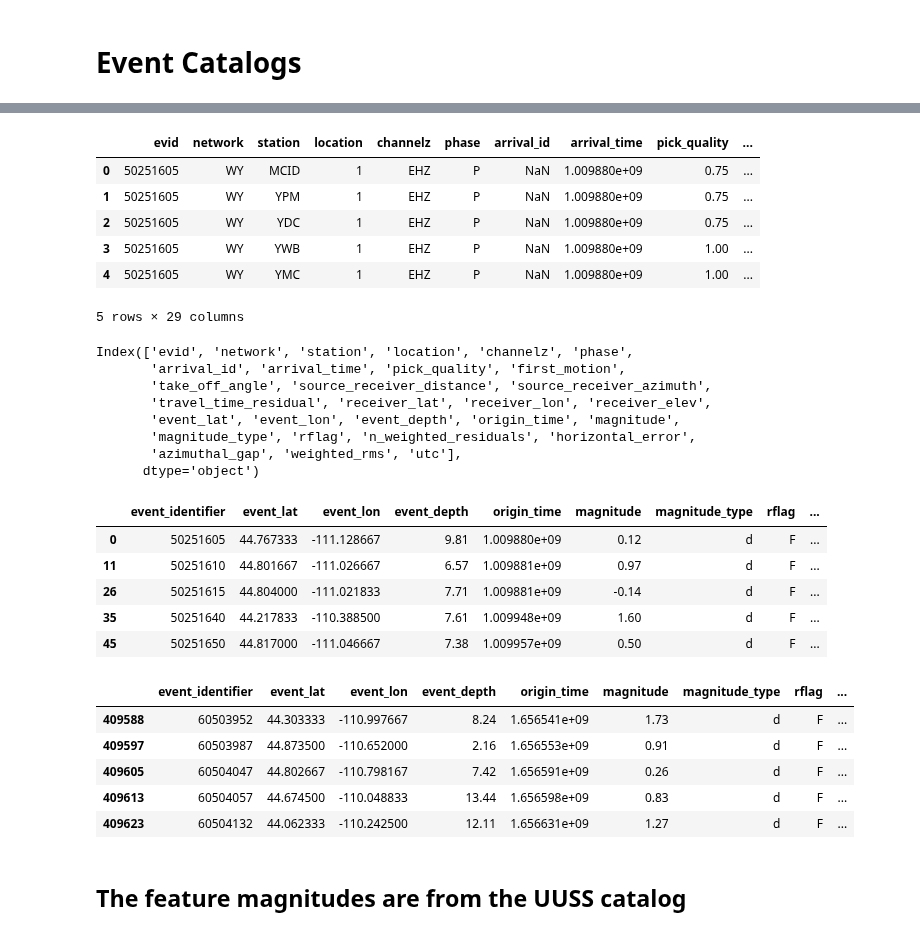
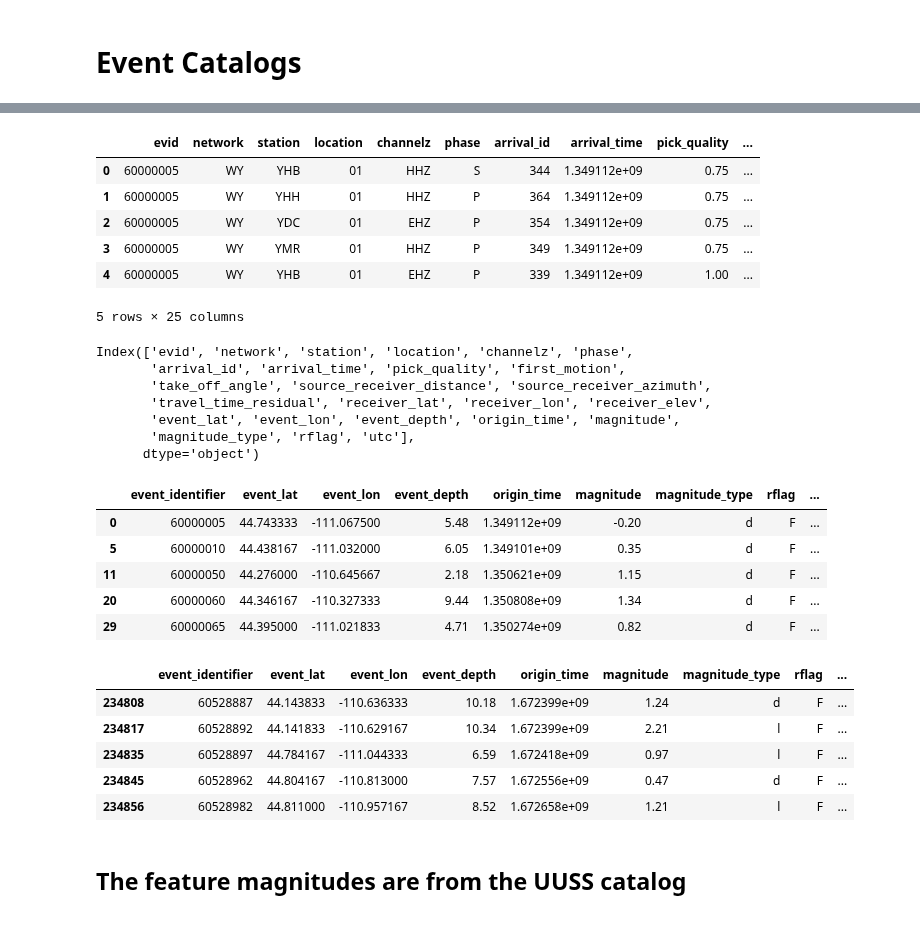
Before and after one commit to armstrong06/featmag, a Jupyter notebook: data/data_info.ipynb, the cells around one changed output, grey strips where cells are left out. Cells and saved outputs as stored; diff of their text form; code cells hidden in the pictures.

```diff
--- a/data/data_info.ipynb
+++ b/data/data_info.ipynb
@@ -68,15 +48,15 @@ ys_cat.tail()
 # %%
 # YS arrivals catalog made from Ben's catalogs - goes from 01/01/2002 to 06/30/2022
-ys_arrs = pd.read_csv('catalogs/yellowstone_arrivals_2002_20220701.csv')
+ys_arrs = pd.read_csv('catalogs/yellowstone.arrivals.2023.csv')
 ys_arrs.head()
 # %% [output]
 |  | evid | network | station | location | channelz | phase | arrival_id | arrival_time | pick_quality | ... |
-| 0 | 50251605 | WY | MCID | 1 | EHZ | P | NaN | 1.009880e+09 | 0.75 | ... |
-| 1 | 50251605 | WY | YPM | 1 | EHZ | P | NaN | 1.009880e+09 | 0.75 | ... |
-| 2 | 50251605 | WY | YDC | 1 | EHZ | P | NaN | 1.009880e+09 | 0.75 | ... |
-| 3 | 50251605 | WY | YWB | 1 | EHZ | P | NaN | 1.009880e+09 | 1.00 | ... |
-| 4 | 50251605 | WY | YMC | 1 | EHZ | P | NaN | 1.009880e+09 | 1.00 | ... |
+| 0 | 60000005 | WY | YHB | 01 | HHZ | S | 344 | 1.349112e+09 | 0.75 | ... |
+| 1 | 60000005 | WY | YHH | 01 | HHZ | P | 364 | 1.349112e+09 | 0.75 | ... |
+| 2 | 60000005 | WY | YDC | 01 | EHZ | P | 354 | 1.349112e+09 | 0.75 | ... |
+| 3 | 60000005 | WY | YMR | 01 | HHZ | P | 349 | 1.349112e+09 | 0.75 | ... |
+| 4 | 60000005 | WY | YHB | 01 | EHZ | P | 339 | 1.349112e+09 | 1.00 | ... |
-5 rows × 29 columns
+5 rows × 25 columns
 # %%
 ys_arrs.columns
 # %% [output]
@@ -85,33 +65,31 @@ Index(['evid', 'network', 'station', 'location', 'channelz', 'phase',
        'take_off_angle', 'source_receiver_distance', 'source_receiver_azimuth',
        'travel_time_residual', 'receiver_lat', 'receiver_lon', 'receiver_elev',
        'event_lat', 'event_lon', 'event_depth', 'origin_time', 'magnitude',
-       'magnitude_type', 'rflag', 'n_weighted_residuals', 'horizontal_error',
-       'azimuthal_gap', 'weighted_rms', 'utc'],
+       'magnitude_type', 'rflag', 'utc'],
       dtype='object')
 # %%
 # Event catalog made from arrivals catalog - goes from 01/01/2002 to 06/30/2022
 ys_arrs_evs = ys_arrs.drop_duplicates('evid')
 ys_arrs_evs = ys_arrs_evs.rename(columns={"evid":"event_identifier"})
 ys_arrs_evs = ys_arrs_evs[['event_identifier','event_lat', 'event_lon', 'event_depth', 'origin_time', 'magnitude',
-       'magnitude_type', 'rflag', 'n_weighted_residuals', 'horizontal_error',
-       'azimuthal_gap', 'weighted_rms', 'utc']]
+       'magnitude_type', 'rflag', 'utc']]
 ys_arrs_evs.head()
 # %% [output]
 |  | event_identifier | event_lat | event_lon | event_depth | origin_time | magnitude | magnitude_type | rflag | ... |
-| 0 | 50251605 | 44.767333 | -111.128667 | 9.81 | 1.009880e+09 | 0.12 | d | F | ... |
-| 11 | 50251610 | 44.801667 | -111.026667 | 6.57 | 1.009881e+09 | 0.97 | d | F | ... |
-| 26 | 50251615 | 44.804000 | -111.021833 | 7.71 | 1.009881e+09 | -0.14 | d | F | ... |
-| 35 | 50251640 | 44.217833 | -110.388500 | 7.61 | 1.009948e+09 | 1.60 | d | F | ... |
-| 45 | 50251650 | 44.817000 | -111.046667 | 7.38 | 1.009957e+09 | 0.50 | d | F | ... |
+| 0 | 60000005 | 44.743333 | -111.067500 | 5.48 | 1.349112e+09 | -0.20 | d | F | ... |
+| 5 | 60000010 | 44.438167 | -111.032000 | 6.05 | 1.349101e+09 | 0.35 | d | F | ... |
+| 11 | 60000050 | 44.276000 | -110.645667 | 2.18 | 1.350621e+09 | 1.15 | d | F | ... |
+| 20 | 60000060 | 44.346167 | -110.327333 | 9.44 | 1.350808e+09 | 1.34 | d | F | ... |
+| 29 | 60000065 | 44.395000 | -111.021833 | 4.71 | 1.350274e+09 | 0.82 | d | F | ... |
 # %%
 ys_arrs_evs.tail()
 # %% [output]
 |  | event_identifier | event_lat | event_lon | event_depth | origin_time | magnitude | magnitude_type | rflag | ... |
-| 409588 | 60503952 | 44.303333 | -110.997667 | 8.24 | 1.656541e+09 | 1.73 | d | F | ... |
-| 409597 | 60503987 | 44.873500 | -110.652000 | 2.16 | 1.656553e+09 | 0.91 | d | F | ... |
-| 409605 | 60504047 | 44.802667 | -110.798167 | 7.42 | 1.656591e+09 | 0.26 | d | F | ... |
-| 409613 | 60504057 | 44.674500 | -110.048833 | 13.44 | 1.656598e+09 | 0.83 | d | F | ... |
-| 409623 | 60504132 | 44.062333 | -110.242500 | 12.11 | 1.656631e+09 | 1.27 | d | F | ... |
+| 234808 | 60528887 | 44.143833 | -110.636333 | 10.18 | 1.672399e+09 | 1.24 | d | F | ... |
+| 234817 | 60528892 | 44.141833 | -110.629167 | 10.34 | 1.672399e+09 | 2.21 | l | F | ... |
+| 234835 | 60528897 | 44.784167 | -111.044333 | 6.59 | 1.672418e+09 | 0.97 | l | F | ... |
+| 234845 | 60528962 | 44.804167 | -110.813000 | 7.57 | 1.672556e+09 | 0.47 | d | F | ... |
+| 234856 | 60528982 | 44.811000 | -110.957167 | 8.52 | 1.672658e+09 | 1.21 | l | F | ... |
 # %% [markdown]
 ## The feature magnitudes are from the UUSS catalog
 # %%
```
Also changed, not shown: parts of 12 cells of this notebook.
